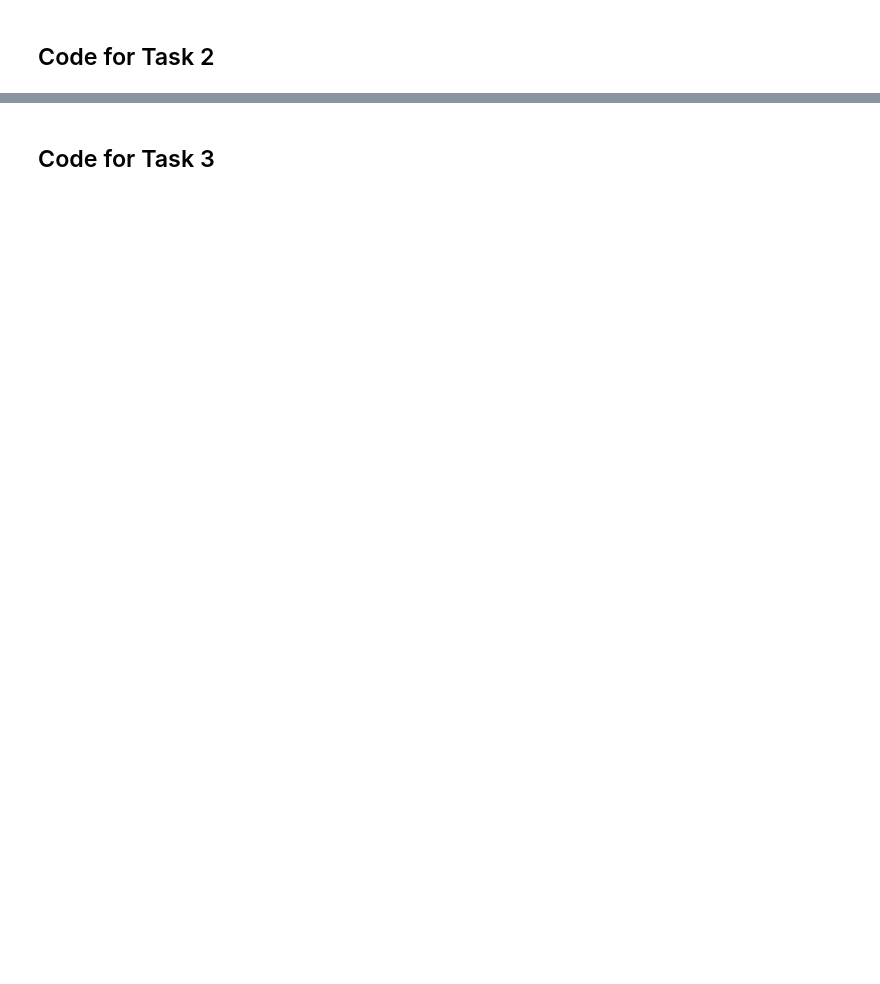
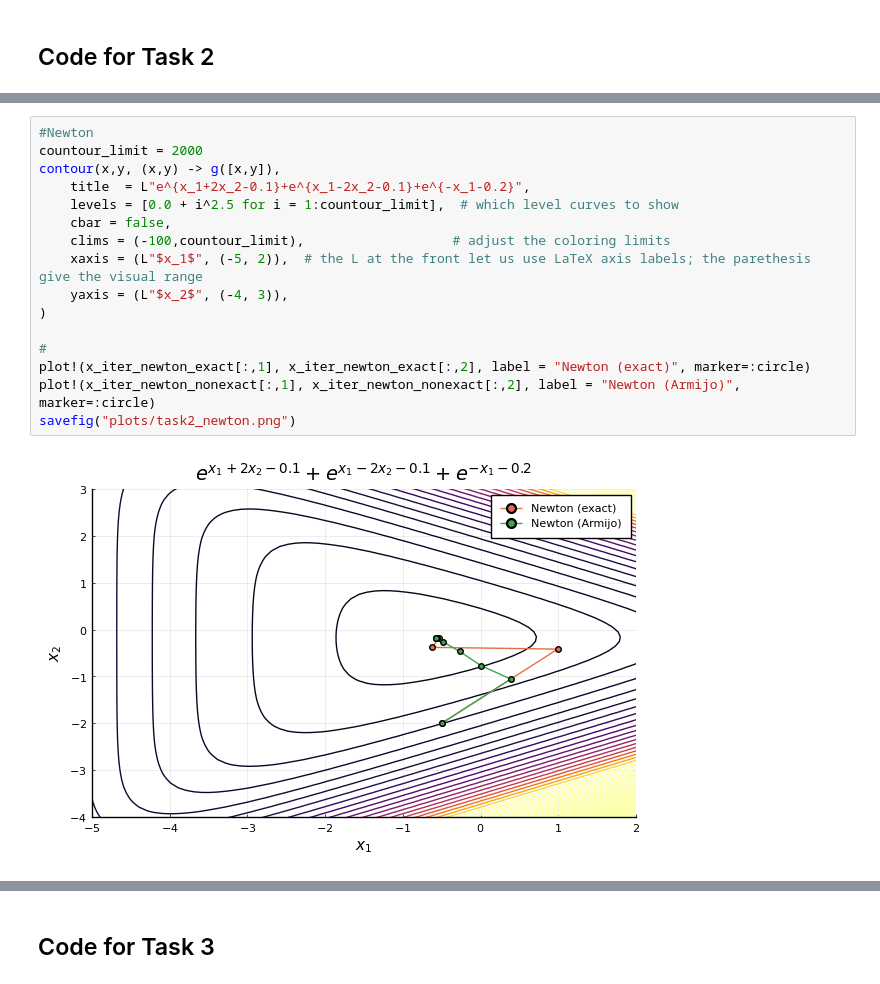
Before and after one commit to christiansegercrantz/Nonlinear-Optimization-course-2021, a Jupyter notebook: Project 1/PA1_skeleton.ipynb, the cells around one changed output, grey strips where cells are left out. Drawn from its saved outputs; the diff is of its cells as text; blank space fills up the shorter version.

```diff
--- a/Project 1/PA1_skeleton.ipynb
+++ b/Project 1/PA1_skeleton.ipynb
@@ -605,0 +717,18 @@ The above has everything you need to answer the qeustion posed in Tasks (1)-(3).
+# %%
+#Newton
+countour_limit = 2000
+contour(x,y, (x,y) -> g([x,y]),
+    title  = L"e^{x_1+2x_2-0.1}+e^{x_1-2x_2-0.1}+e^{-x_1-0.2}",
+    levels = [0.0 + i^2.5 for i = 1:countour_limit],  # which level curves to show
+    cbar = false,
+    clims = (-100,countour_limit),                   # adjust the coloring limits
+    xaxis = (L"$x_1$", (-5, 2)),  # the L at the front let us use LaTeX axis labels; the parethesis give the visual range
+    yaxis = (L"$x_2$", (-4, 3)),
+)
+
+#
+plot!(x_iter_newton_exact[:,1], x_iter_newton_exact[:,2], label = "Newton (exact)", marker=:circle)
+plot!(x_iter_newton_nonexact[:,1], x_iter_newton_nonexact[:,2], label = "Newton (Armijo)", marker=:circle)
+savefig("plots/task2_newton.png")
+# %% [output]
+[figure, added]
```
Also changed, not shown: parts of 20 cells of this notebook, 10 other files.
